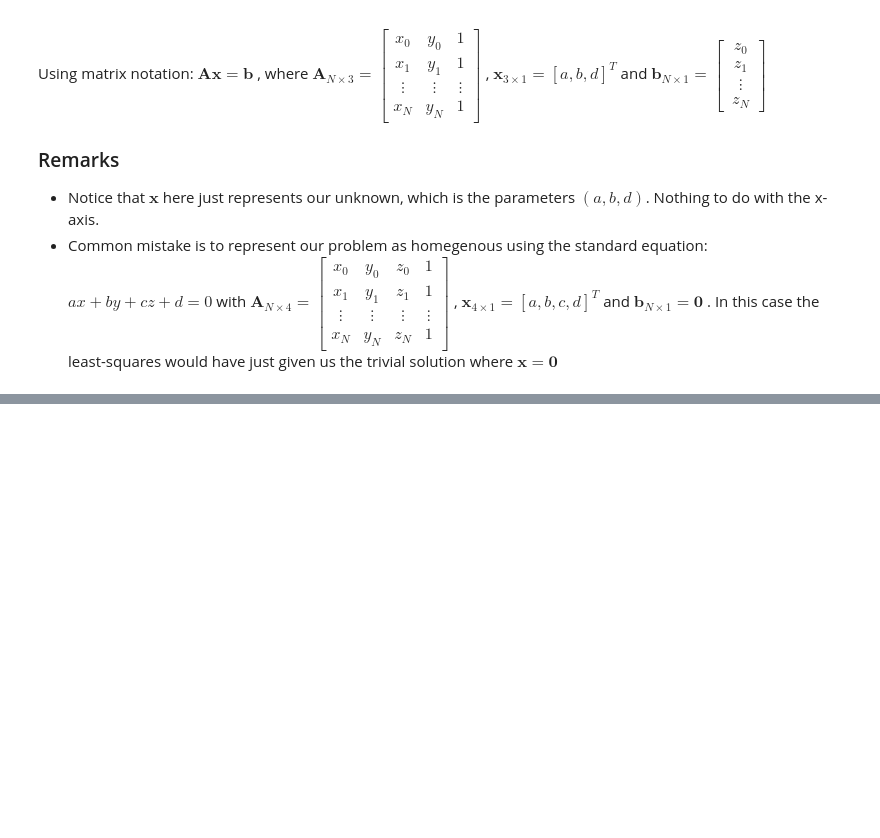
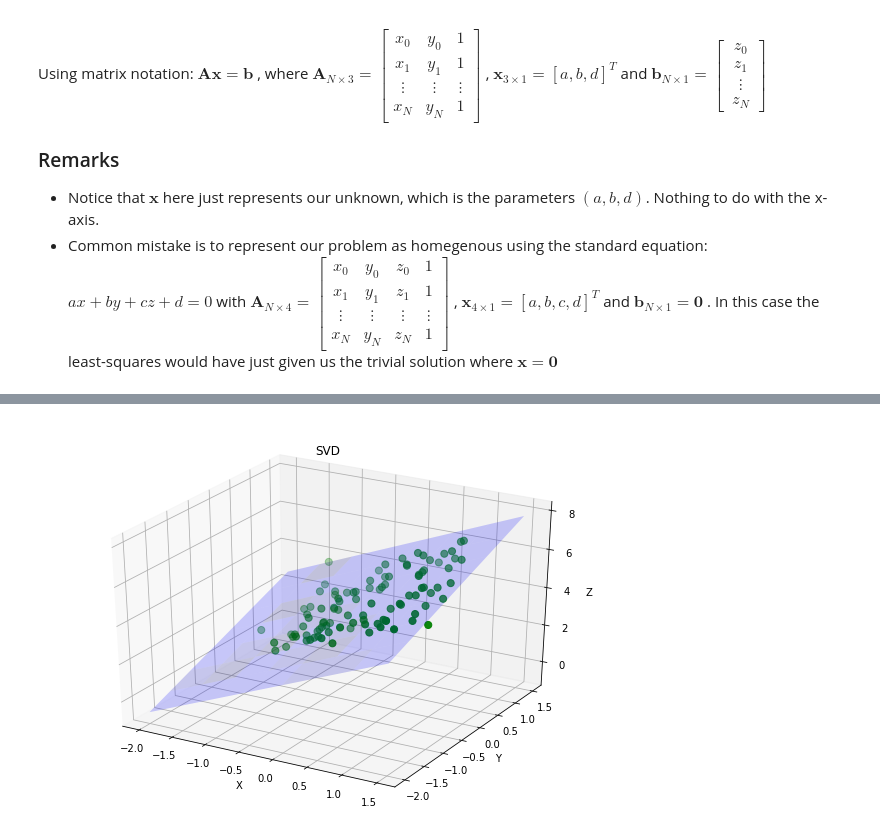
Before and after one commit to eladj/notebooks, a Jupyter notebook: plane_fit.ipynb, the cells around one changed output, grey strips where cells are left out. Cells and saved outputs as stored; diff of their text form; code cells hidden in the pictures; blank space fills up the shorter version.

```diff
--- a/plane_fit.ipynb
+++ b/plane_fit.ipynb
@@ -91,0 +153,13 @@ ax.axis('tight');
+# %%
+fig = plt.figure(figsize=(10, 7))
+ax = fig.add_subplot(1, 1, 1, projection='3d')
+ax.plot_surface(XX, YY, ZZ, rstride=1, cstride=1, alpha=0.2, color='blue')
+ax.scatter(data[:, 0], data[:, 1], data[:, 2], color='green', s=50)
+ax.set_xlabel('X')
+ax.set_ylabel('Y')
+ax.set_zlabel('Z')
+ax.set_title("SVD")
+ax.axis('equal')
+ax.axis('tight');
+# %% [output]
+[figure, added]
```
Also changed, not shown: parts of 8 cells of this notebook, 1 other file.
